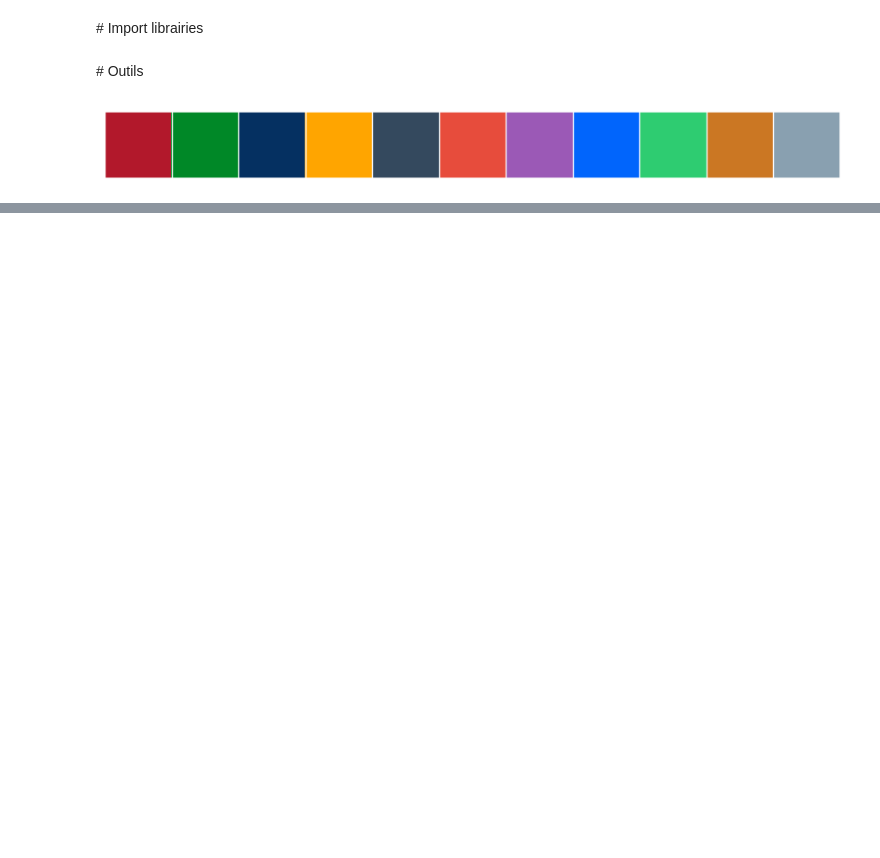
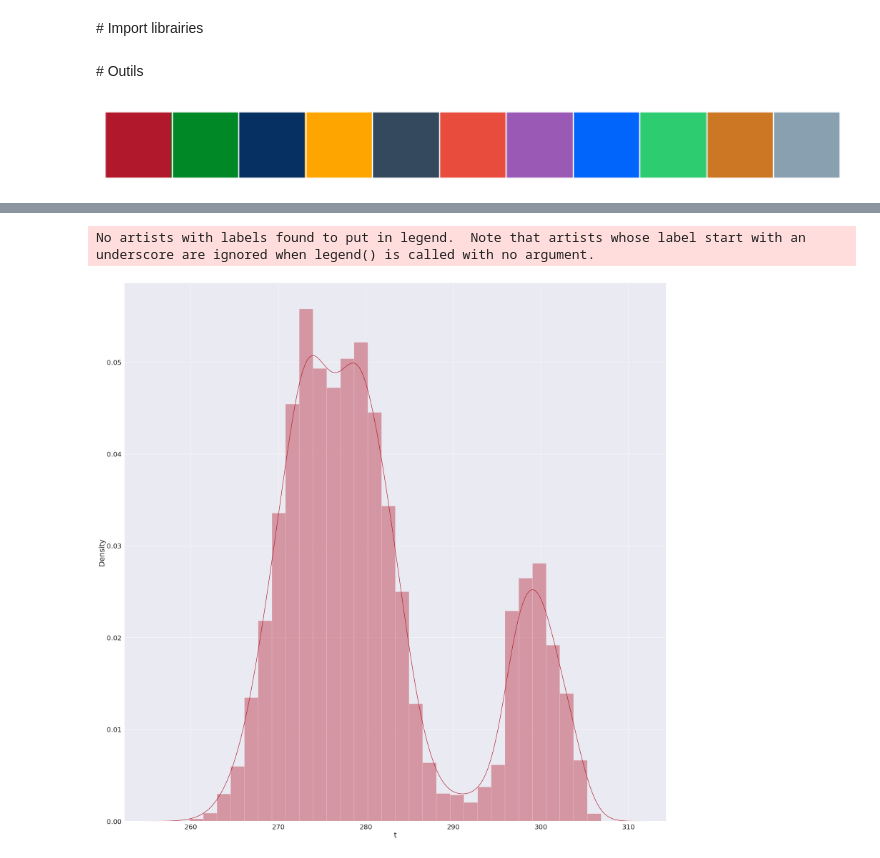
Before and after one commit to rbizoi/PythonFormation, a Jupyter notebook: DataFrames/Model_Notebook.ipynb, the cells around one changed output, grey strips where cells are left out. Drawn from its saved outputs; the diff is of its cells as text; code cells hidden in the pictures; blank space fills up the shorter version.

```diff
--- a/DataFrames/Model_Notebook.ipynb
+++ b/DataFrames/Model_Notebook.ipynb
@@ -77,0 +77,3 @@ controleExistenceRepertoire(repertoireImages);
+# %%
+donnees = pd.read_csv('../donnees/meteo/2017/synop.201701.csv',sep=';',usecols=['numer_sta','date','dd','ff','t','u','vv',
+                                                        'pres','rr1','rr3','rr6','rr12','rr24'],na_values='mq')
@@ -77,0 +145,5 @@ controleExistenceRepertoire(repertoireImages);
+# %%
+donnees['Precipitation'] =  donnees['rr3'].combine_first(donnees['rr6']/2)\
+                                          .combine_first(donnees['rr12']/4)\
+                                          .combine_first(donnees['rr24']/8)\
+                                          .combine_first(donnees['rr1']*3)
@@ -77,0 +168,7 @@ controleExistenceRepertoire(repertoireImages);
+# %%
+plt.figure(figsize=(32,32))
+sns.distplot(donnees['t'],color=palette[0], hist_kws=dict(alpha=0.4),bins=30)
+plt.legend();
+# %% [output]
+No artists with labels found to put in legend.  Note that artists whose label start with an underscore are ignored when legend() is called with no argument.
+[figure, added]
```
Also changed, not shown: parts of 18 cells of this notebook.
